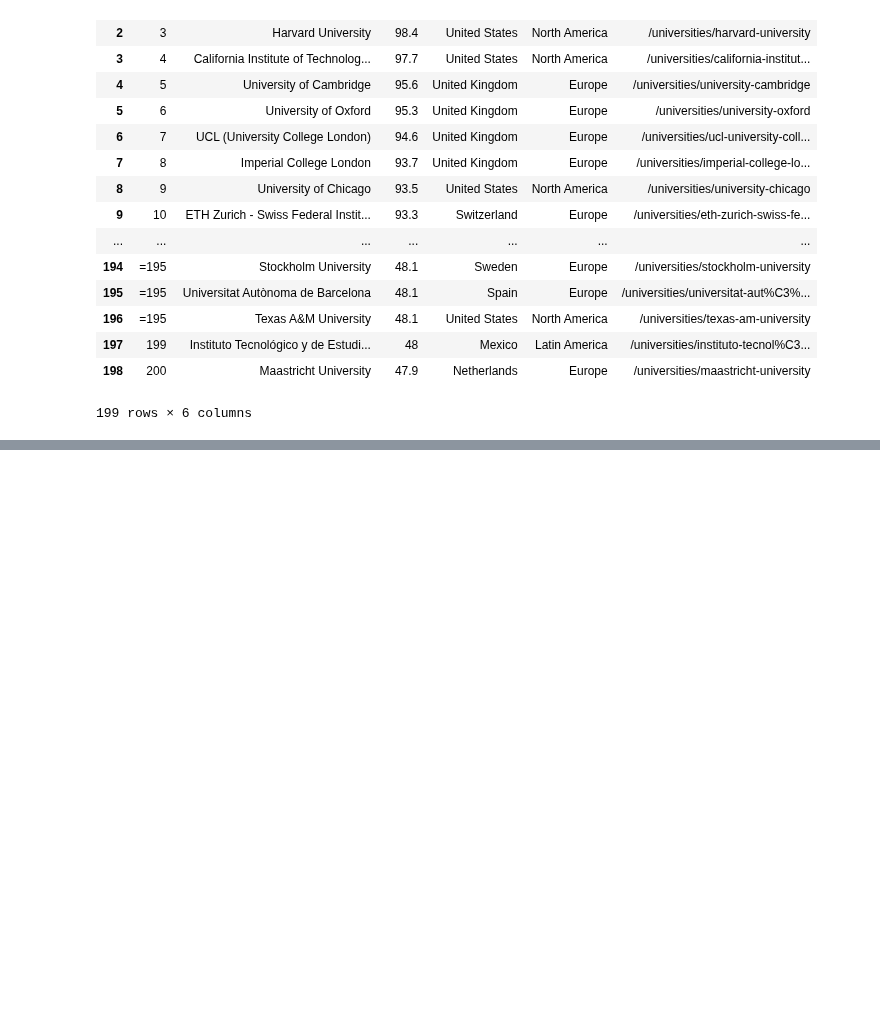
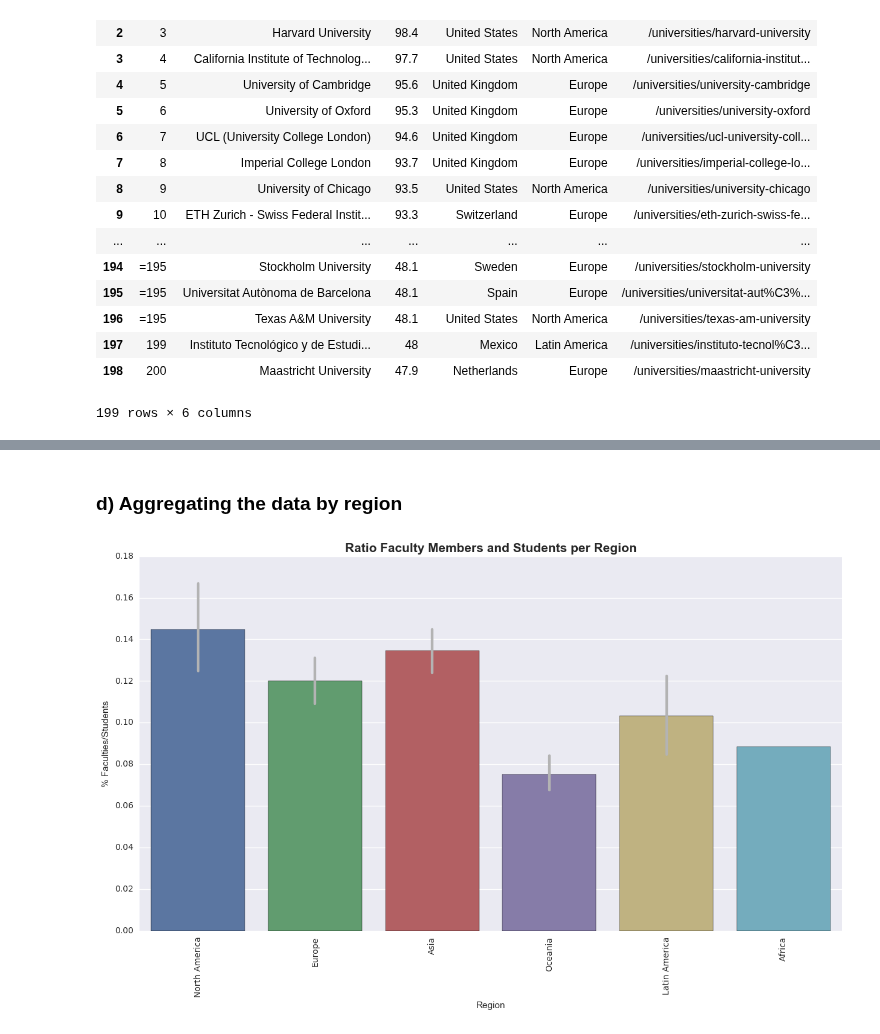
Before and after one commit to padesplaces/ada2017, a Jupyter notebook: hwk2/HW2-Part1.ipynb, the cells around one changed output, grey strips where cells are left out. Drawn from its saved outputs; the diff is of its cells as text; code cells hidden in the pictures; blank space fills up the shorter version.

```diff
--- a/hwk2/HW2-Part1.ipynb
+++ b/hwk2/HW2-Part1.ipynb
@@ -158,0 +232,6 @@ df_ranking
+# %% [markdown]
+### d) Aggregating the data by region
+# %%
+bars("Ratio Faculty Members and Students per Region", df_ranking, 'Region', '% Faculties/Students')
+# %% [output]
+[figure, added]
```
Also changed, not shown: parts of 13 cells of this notebook.
